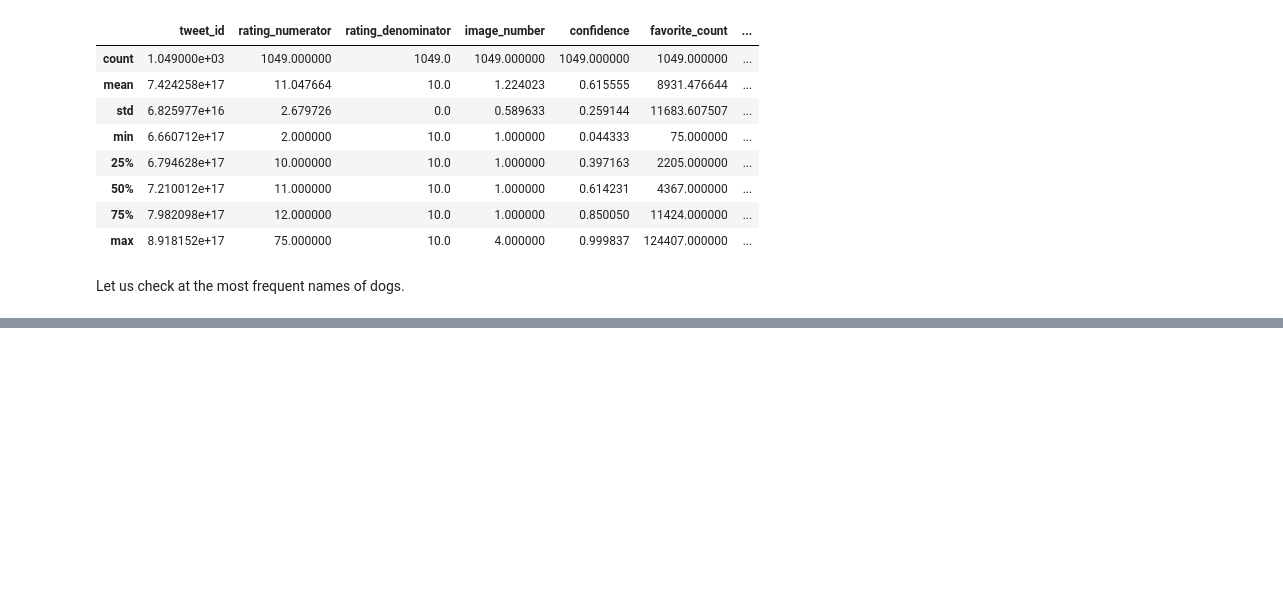
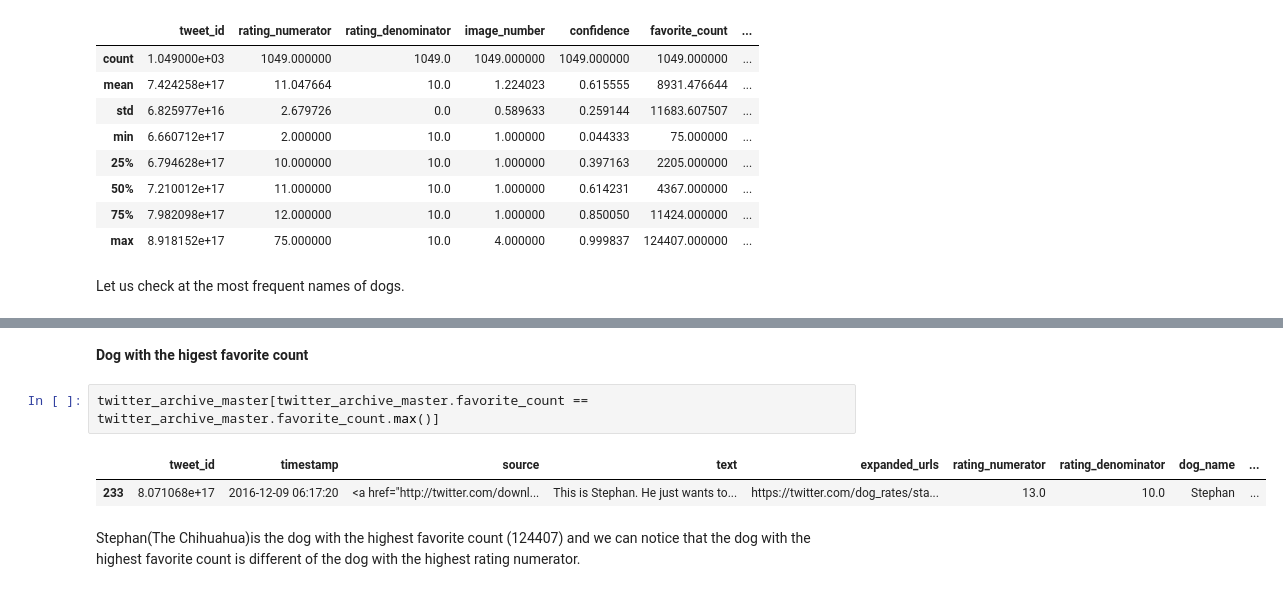
Before and after one commit to furawa/Data_Analyst_Udacity_Projects, a Jupyter notebook: 04_Data_Wrangling/wrangle_act.ipynb, the cells around one changed output, grey strips where cells are left out. Drawn from its saved outputs; the diff is of its cells as text; blank space fills up the shorter version.

```diff
--- a/04_Data_Wrangling/wrangle_act.ipynb
+++ b/04_Data_Wrangling/wrangle_act.ipynb
@@ -796,0 +853,9 @@ twitter_archive_master.dog_name.
+# %% [markdown]
+**Dog with the higest favorite count**
+# %%
+twitter_archive_master[twitter_archive_master.favorite_count == twitter_archive_master.favorite_count.max()]
+# %% [output]
+|  | tweet_id | timestamp | source | text | expanded_urls | rating_numerator | rating_denominator | dog_name | ... |
+| 233 | 8.071068e+17 | 2016-12-09 06:17:20 | <a href="http://twitter.com/downl... | This is Stephan. He just wants to... | https://twitter.com/dog_rates/sta... | 13.0 | 10.0 | Stephan | ... |
+# %% [markdown]
+Stephan(The Chihuahua)is the dog with the highest favorite count (124407) and we can notice that the dog with the highest favorite count is different of the dog with the highest rating numerator.
```
Also changed, not shown: parts of 16 cells of this notebook.
